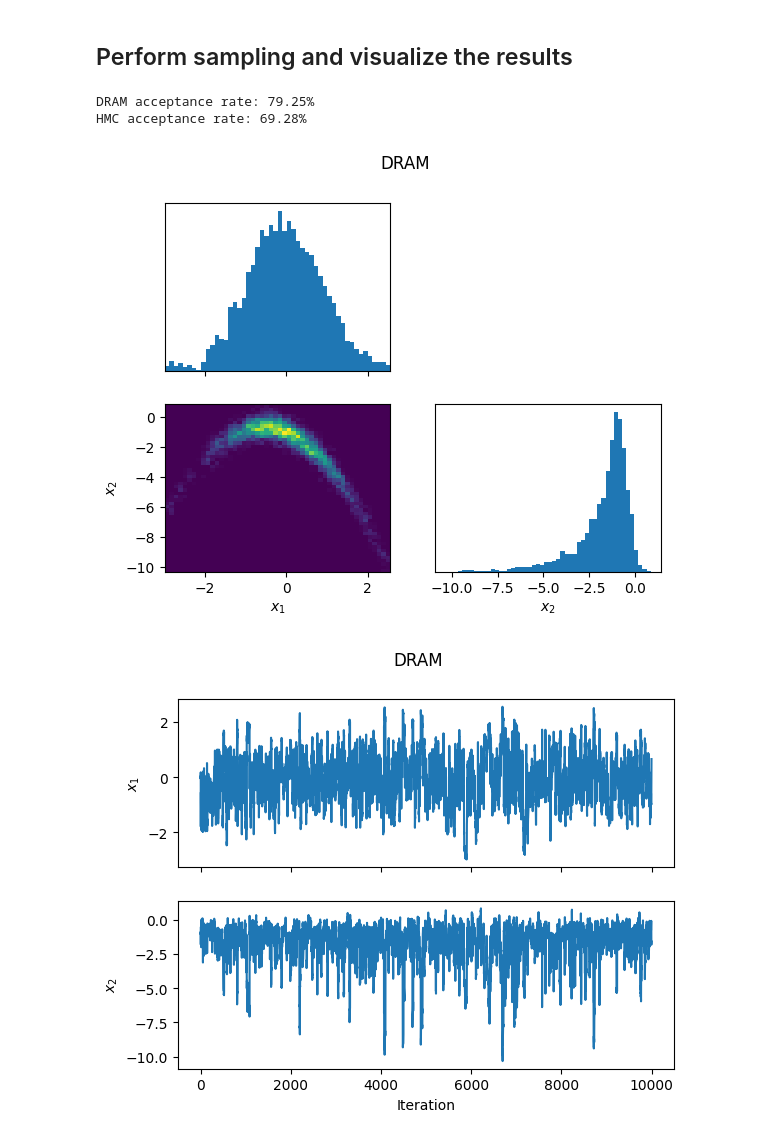
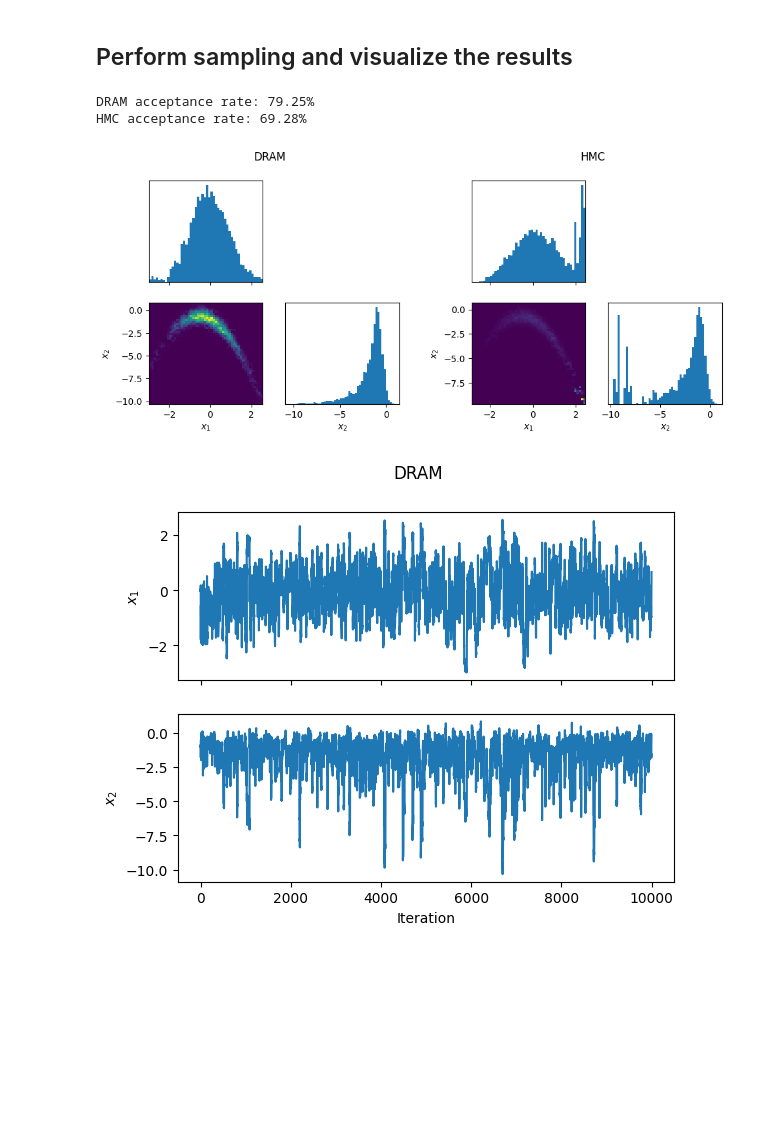
Before and after one commit to ngalioto/mcmc-samplers, a Jupyter notebook: examples/banana.ipynb, the cells around one changed output. Cells and saved outputs as stored; diff of their text form; code cells hidden in the pictures; blank space fills up the shorter version.

Commit message:
examples: compare methods side by side
SampleVisualizer.triangular_hist accepts fig= (e.g. a subfigure) and
autocorrelation accepts axs= and label= so methods can share one plot.

```diff
--- a/examples/banana.ipynb
+++ b/examples/banana.ipynb
@@ -98,23 +98,25 @@ hmc = HamiltonianMonteCarlo(
 # %%
 samplers = [dram, hmc]
 titles = ['DRAM', 'HMC']
 labels = ['$x_1$', '$x_2$']
-visualizers = [None, None]
 
-for ii, sampler in enumerate(samplers):
+results = []
+for sampler, title in zip(samplers, titles):
     samples, log_probs = sampler(num_samples)
-    print(f'{titles[ii]} acceptance rate: {100*sampler.acceptance_ratio:.2f}%')
+    print(f'{title} acceptance rate: {100*sampler.acceptance_ratio:.2f}%')
+    results.append(samples)
 
-    visualizers[ii] = SampleVisualizer(samples)
-    visualizers[ii].triangular_hist(bins=50,
-                                labels=labels,
-                                titles=[titles[ii]])
-    visualizers[ii].chains(labels=labels,
-                            titles=[titles[ii]])
+# Joint and marginal histograms, side by side
+fig = plt.figure(figsize=(10, 4.5))
+for subfig, samples, title in zip(fig.subfigures(1, 2), results, titles):
+    SampleVisualizer(samples).triangular_hist(bins=50, labels=labels, titles=[title], fig=subfig)
+
+for samples, title in zip(results, titles):
+    SampleVisualizer(samples).chains(labels=labels, titles=[title])
 
 plt.show()
 # %% [output]
 DRAM acceptance rate: 79.25%
 HMC acceptance rate: 69.28%
-[figure, old version]
+[figure, new version]
 [figure]
```
Also changed, not shown: parts of 1 cell of this notebook, 3 other files.
